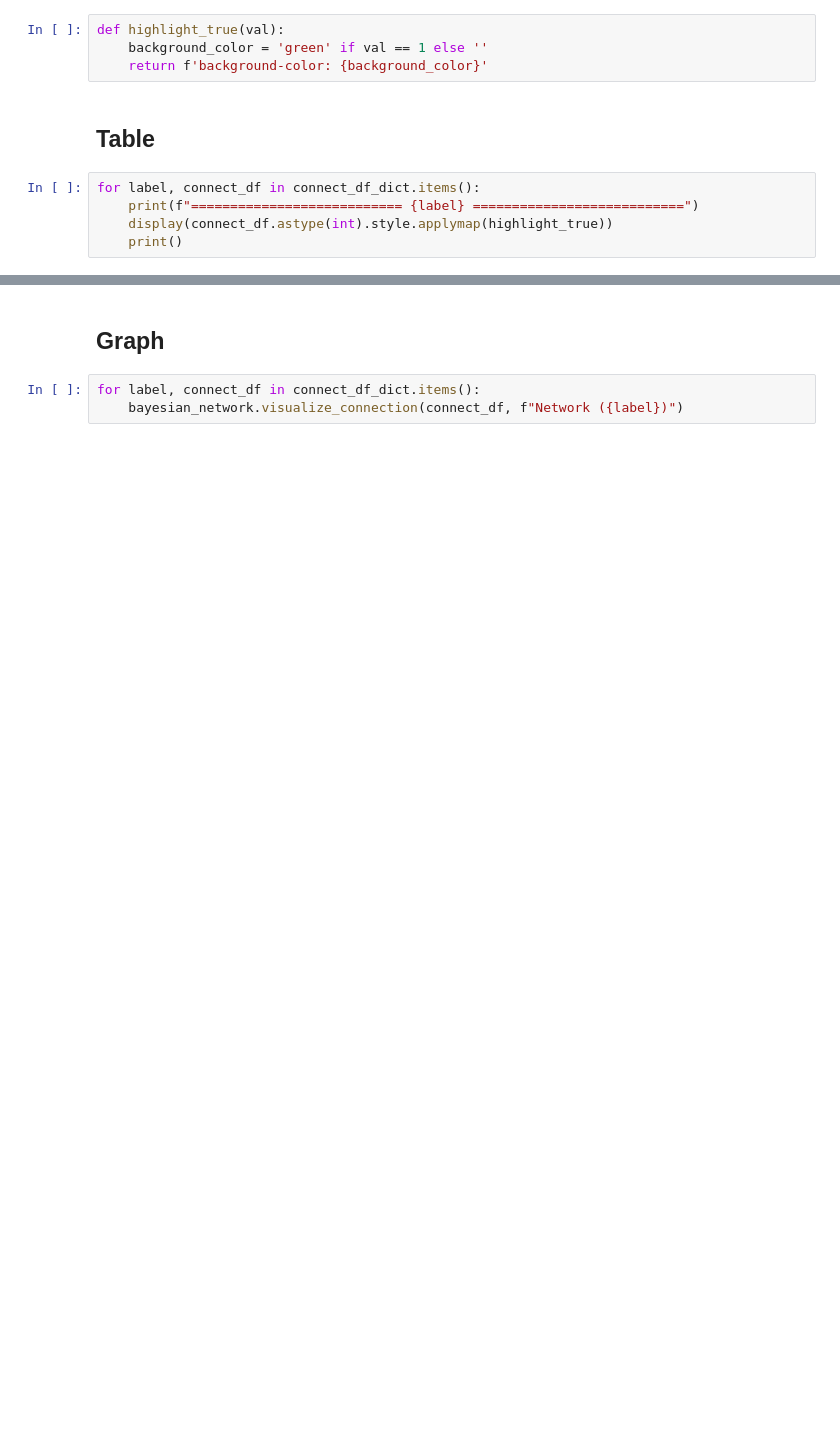
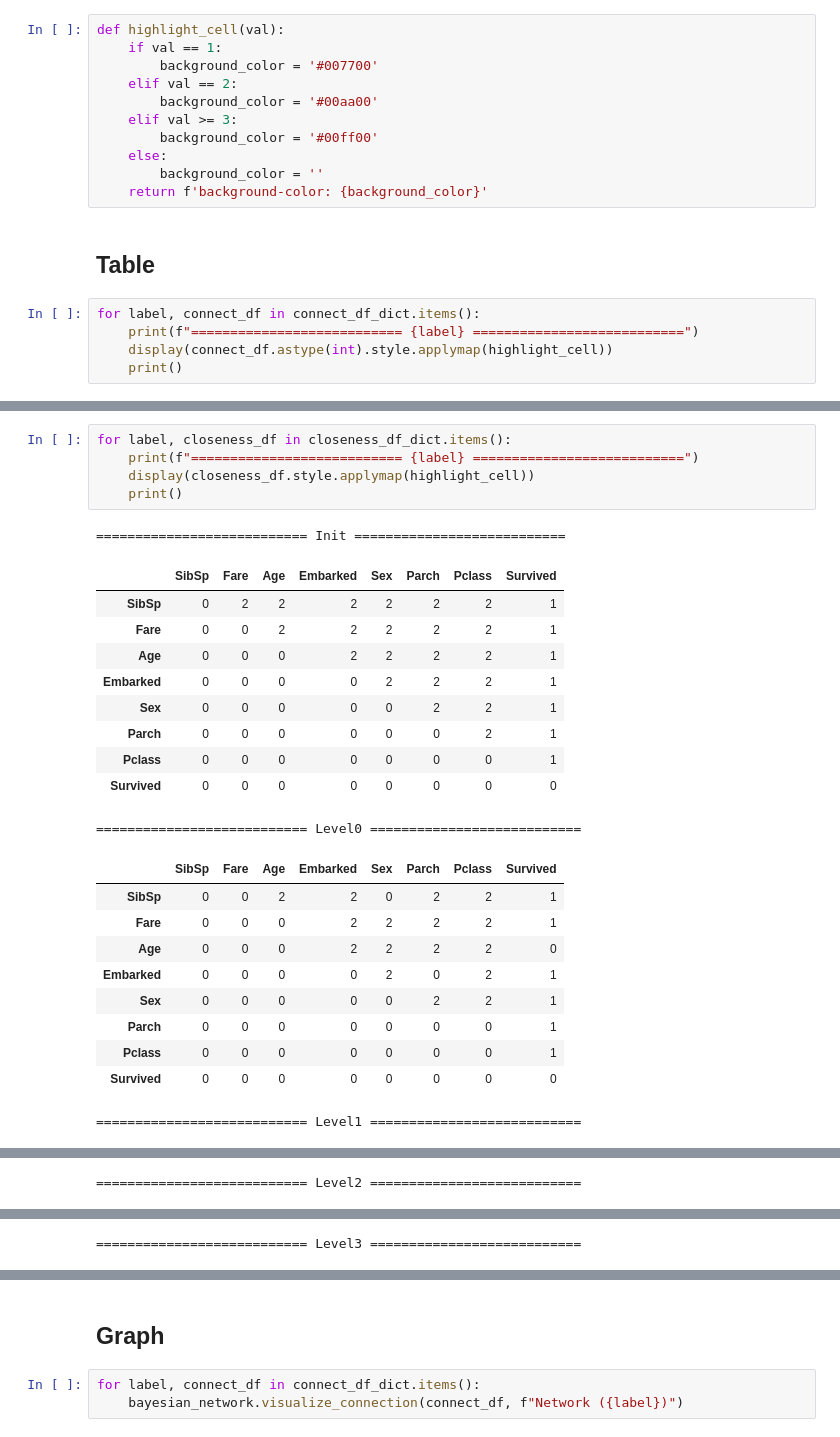
Before and after one commit to TakanariShimbo/example_bayesian_network, a Jupyter notebook: sample_taitanic.ipynb, the cells around one changed output, grey strips where cells are left out. Cells and saved outputs as stored; diff of their text form; blank space fills up the shorter version.

```diff
--- a/sample_taitanic.ipynb
+++ b/sample_taitanic.ipynb
@@ -144,15 +144,22 @@ closeness_df_dict = bayesian_network.analyze_closeness(target_col="Survived")
 # %% [markdown]
 ## Funcs
 # %%
-def highlight_true(val):
-    background_color = 'green' if val == 1 else ''
+def highlight_cell(val):
+    if val == 1:
+        background_color = '#007700'
+    elif val == 2:
+        background_color = '#00aa00'
+    elif val >= 3:
+        background_color = '#00ff00'
+    else:
+        background_color = ''
     return f'background-color: {background_color}'
 # %% [markdown]
 ## Table
 # %%
 for label, connect_df in connect_df_dict.items():
     print(f"=========================== {label} ===========================")
-    display(connect_df.astype(int).style.applymap(highlight_true))
+    display(connect_df.astype(int).style.applymap(highlight_cell))
     print()
 # %% [output]
 =========================== Init ===========================
@@ -205,3 +212,30 @@ for label, connect_df in connect_df_dict.items():
 | Parch | 0 | 0 | 0 | 0 | 0 | 0 | 0 | 1 |
 | Pclass | 0 | 0 | 0 | 0 | 0 | 0 | 0 | 1 |
 | Survived | 0 | 0 | 0 | 0 | 0 | 0 | 0 | 0 |
+# %%
+for label, closeness_df in closeness_df_dict.items():
+    print(f"=========================== {label} ===========================")
+    display(closeness_df.style.applymap(highlight_cell))
+    print()
+# %% [output]
+=========================== Init ===========================
+|  | SibSp | Fare | Age | Embarked | Sex | Parch | Pclass | Survived |
+| SibSp | 0 | 2 | 2 | 2 | 2 | 2 | 2 | 1 |
+| Fare | 0 | 0 | 2 | 2 | 2 | 2 | 2 | 1 |
+| Age | 0 | 0 | 0 | 2 | 2 | 2 | 2 | 1 |
+| Embarked | 0 | 0 | 0 | 0 | 2 | 2 | 2 | 1 |
+| Sex | 0 | 0 | 0 | 0 | 0 | 2 | 2 | 1 |
+| Parch | 0 | 0 | 0 | 0 | 0 | 0 | 2 | 1 |
+| Pclass | 0 | 0 | 0 | 0 | 0 | 0 | 0 | 1 |
+| Survived | 0 | 0 | 0 | 0 | 0 | 0 | 0 | 0 |
+=========================== Level0 ===========================
+|  | SibSp | Fare | Age | Embarked | Sex | Parch | Pclass | Survived |
+| SibSp | 0 | 0 | 2 | 2 | 0 | 2 | 2 | 1 |
+| Fare | 0 | 0 | 0 | 2 | 2 | 2 | 2 | 1 |
+| Age | 0 | 0 | 0 | 2 | 2 | 2 | 2 | 0 |
+| Embarked | 0 | 0 | 0 | 0 | 2 | 0 | 2 | 1 |
+| Sex | 0 | 0 | 0 | 0 | 0 | 2 | 2 | 1 |
+| Parch | 0 | 0 | 0 | 0 | 0 | 0 | 0 | 1 |
+| Pclass | 0 | 0 | 0 | 0 | 0 | 0 | 0 | 1 |
+| Survived | 0 | 0 | 0 | 0 | 0 | 0 | 0 | 0 |
+=========================== Level1 ===========================
@@ -207,0 +251 @@ for label, connect_df in connect_df_dict.items():
+=========================== Level2 ===========================
@@ -207,0 +261 @@ for label, connect_df in connect_df_dict.items():
+=========================== Level3 ===========================
```
Also changed, not shown: parts of 5 cells of this notebook, 2 other files.
